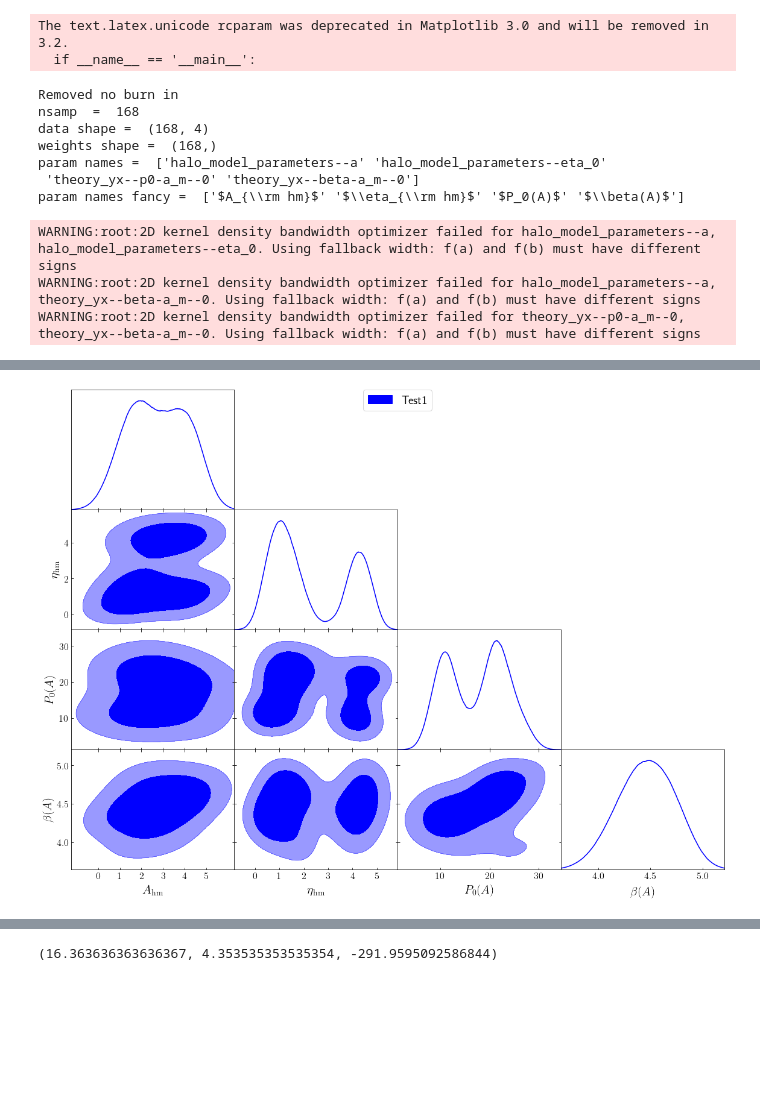
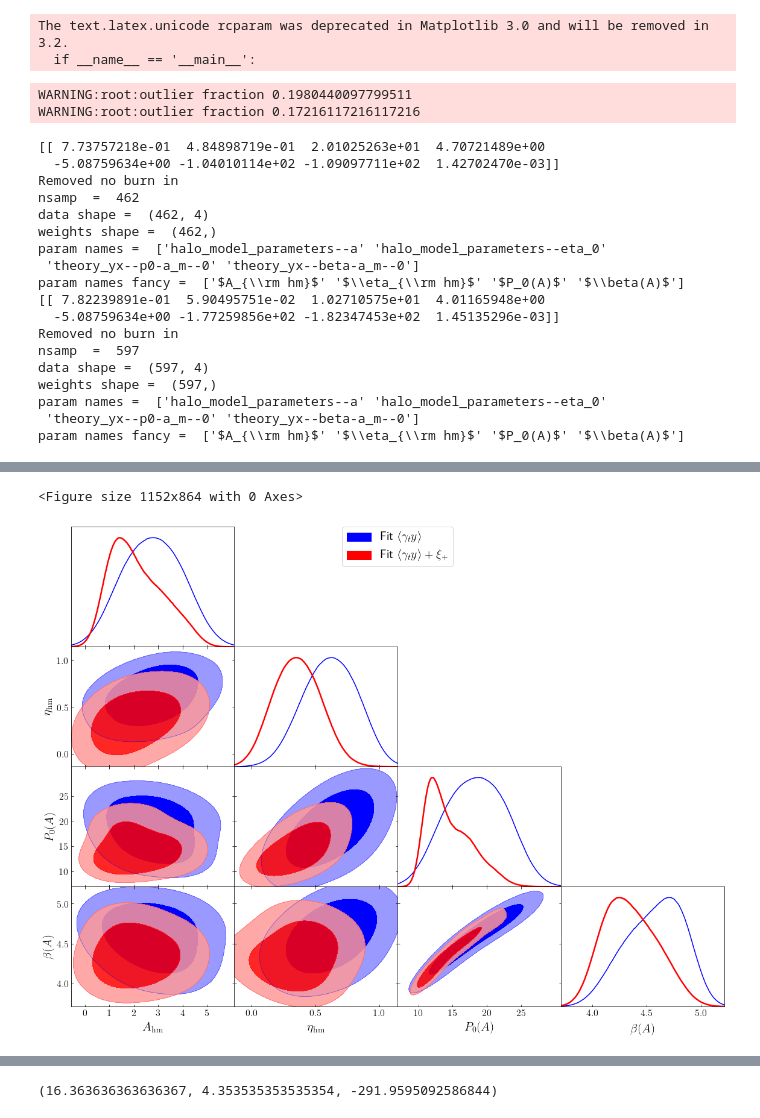
Before and after one commit to shivampcosmo/ACTxDESY3, a Jupyter notebook: src/plotting/shearxy.ipynb, the cells around one changed output, grey strips where cells are left out. Cells and saved outputs as stored; diff of their text form; code cells hidden in the pictures; blank space fills up the shorter version.

```diff
--- a/src/plotting/shearxy.ipynb
+++ b/src/plotting/shearxy.ipynb
@@ -709,9 +918,10 @@ def replace_fancy(names, fancy_dic):
             ind_data.append(ii)
     return np.array(output_names), np.array(ind_data)
 # %%
-filename_list = ['/global/cfs/cdirs/des/shivamp/nl_cosmosis/cosmosis/ACTxDESY3/src/chains/chain_sz_shear_planckxdesy3_mn_v0p4_P0betaAeta.txt',
+filename_list = ['/global/cfs/cdirs/des/shivamp/nl_cosmosis/cosmosis/ACTxDESY3/src/chains/chain_sz_shear_planckxdesy3_grid_v0p4_P0beta_narrow_gtyonly_corr.txt',
+                 '/global/cfs/cdirs/des/shivamp/nl_cosmosis/cosmosis/ACTxDESY3/src/chains/chain_sz_shear_planckxdesy3_grid_v0p4_P0beta_narrow_kkgtyonly_corr.txt'
 ]
-legend_labels = ['Test1','Biased -- Sample b1+b2 -- DES Prior','Unbiased2 -- Sample b1+b2 -- DES+Ext Prior']
+legend_labels = ['Fit ' +  r'$\langle \gamma_t y \rangle$','Fit ' +  r'$\langle \gamma_t y \rangle + \xi_{+}$']
 ext_b1b2 = [0,0,0]
 
 all_data = []
@@ -724,11 +934,14 @@ fancy_dictionary = {'theory_yx--p0-a_m--0':r'$P_0(A)$','theory_yx--p0-alpha_z--0
 
 for fi in range(0,len(filename_list)):
     filename = filename_list[fi]
-    nsample = int((np.loadtxt(filename).shape[0])/2)
+    nsample = get_nsample(filename)
     data = np.loadtxt(filename)[-nsample:,:]
-    weights = np.ones_like(np.arange(nsample))
+    weights = np.loadtxt(filename)[-nsample:,-1]
     param_names = get_param_names(filename)
     param_names_fancy, selection = replace_fancy(np.array(param_names), fancy_dictionary)
+    likef = np.loadtxt(filename)[-nsample:,-3]
+    ind_max = np.where(likef == np.amax(likef))[0]
+    print(data[ind_max,:])
 
     data = data[:,selection]
     param_names = param_names[selection]
@@ -764,13 +977,23 @@ g.triangle_plot(all_samples, legend_labels = legend_labels, markers=marker_dict,
 
 # g.export(fname = 'compare_cosmo_extprior_44_NLbiasDV.pdf')
 # %% [output]
-Removed no burn in
-nsamp  =  168
-data shape =  (168, 4)
-weights shape =  (168,)
-param names =  ['halo_model_parameters--a' 'halo_model_parameters--eta_0'
- 'theory_yx--p0-a_m--0' 'theory_yx--beta-a_m--0']
-param names fancy =  ['$A_{\\rm hm}$' '$\\eta_{\\rm hm}$' '$P_0(A)$' '$\\beta(A)$']
+WARNING:root:outlier fraction 0.1980440097799511
+WARNING:root:outlier fraction 0.17216117216117216
-WARNING:root:2D kernel density bandwidth optimizer failed for halo_model_parameters--a, halo_model_parameters--eta_0. Using fallback width: f(a) and f(b) must have different signs
-WARNING:root:2D kernel density bandwidth optimizer failed for halo_model_parameters--a, theory_yx--beta-a_m--0. Using fallback width: f(a) and f(b) must have different signs
-WARNING:root:2D kernel density bandwidth optimizer failed for theory_yx--p0-a_m--0, theory_yx--beta-a_m--0. Using fallback width: f(a) and f(b) must have different signs
+[[ 7.73757218e-01  4.84898719e-01  2.01025263e+01  4.70721489e+00
+  -5.08759634e+00 -1.04010114e+02 -1.09097711e+02  1.42702470e-03]]
+Removed no burn in
+nsamp  =  462
+data shape =  (462, 4)
+weights shape =  (462,)
+param names =  ['halo_model_parameters--a' 'halo_model_parameters--eta_0'
+ 'theory_yx--p0-a_m--0' 'theory_yx--beta-a_m--0']
+param names fancy =  ['$A_{\\rm hm}$' '$\\eta_{\\rm hm}$' '$P_0(A)$' '$\\beta(A)$']
+[[ 7.82239891e-01  5.90495751e-02  1.02710575e+01  4.01165948e+00
+  -5.08759634e+00 -1.77259856e+02 -1.82347453e+02  1.45135296e-03]]
+Removed no burn in
+nsamp  =  597
+data shape =  (597, 4)
+weights shape =  (597,)
+param names =  ['halo_model_parameters--a' 'halo_model_parameters--eta_0'
+ 'theory_yx--p0-a_m--0' 'theory_yx--beta-a_m--0']
+param names fancy =  ['$A_{\\rm hm}$' '$\\eta_{\\rm hm}$' '$P_0(A)$' '$\\beta(A)$']
@@ -778,4 +1002,5 @@ WARNING:root:2D kernel density bandwidth optimizer failed for theory_yx--p0-a_m-
+<Figure size 1152x864 with 0 Axes>
-[figure, old version]
+[figure, new version]
 # %%
 fname = '/global/cfs/cdirs/des/shivamp/nl_cosmosis/cosmosis/ACTxDESY3/src/chains/chain_sz_shear_planckxdesy3_gridtrue_v0p4_P0beta_only.txt'
 df = np.loadtxt(fname)
```
Also changed, not shown: parts of 13 cells of this notebook, 7 other files.
